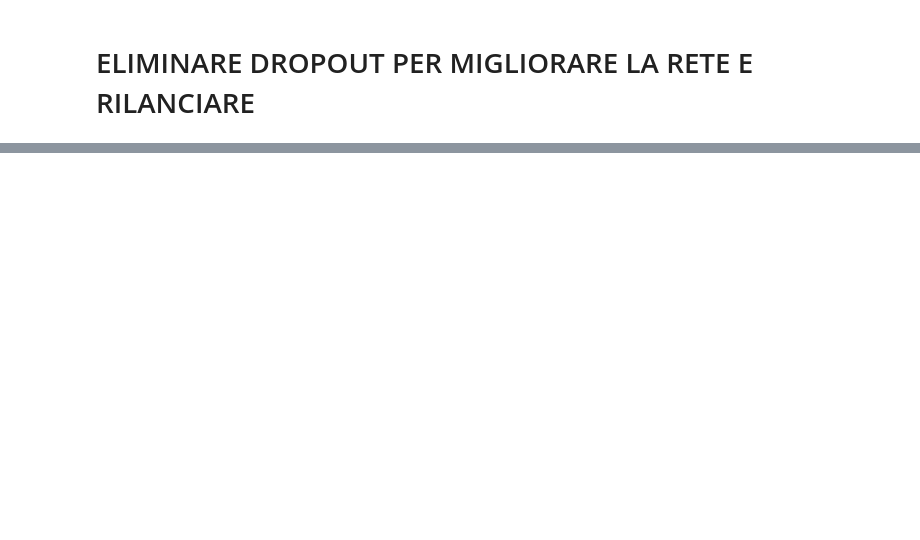
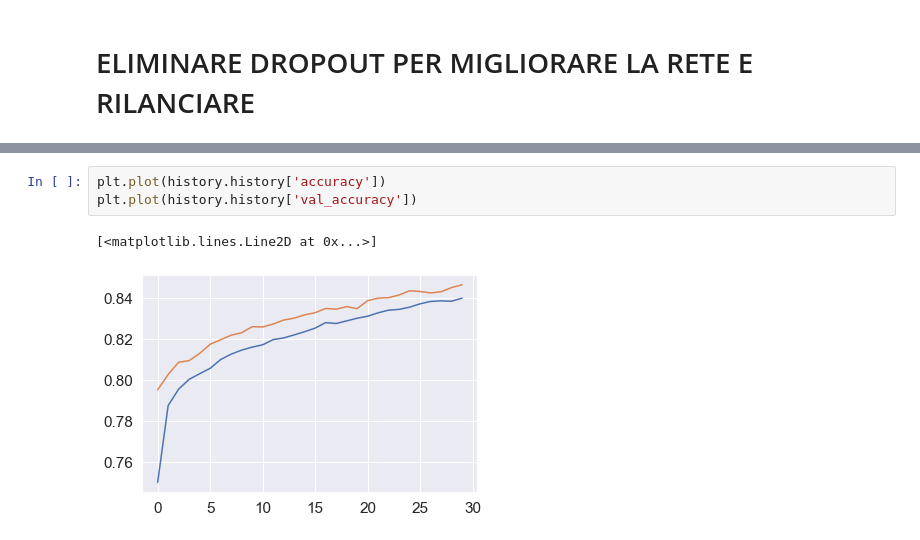
Before and after one commit to lucatesta-code/Hotel_Booking_Demand_ML, a Jupyter notebook: Project.ipynb, the cells around one changed output, grey strips where cells are left out. Drawn from its saved outputs; the diff is of its cells as text; blank space fills up the shorter version.

```diff
--- a/Project.ipynb
+++ b/Project.ipynb
@@ -993,3 +1009,9 @@ KeyboardInterrupt:
+# %%
+plt.plot(history.history['accuracy'])
+plt.plot(history.history['val_accuracy'])
+# %% [output]
+[<matplotlib.lines.Line2D at 0x...>]
+[figure, added]
 # %%
 model.evaluate(X_test, y_test, verbose = 1)
 # %% [output]
```
Also changed, not shown: parts of 33 cells of this notebook.
